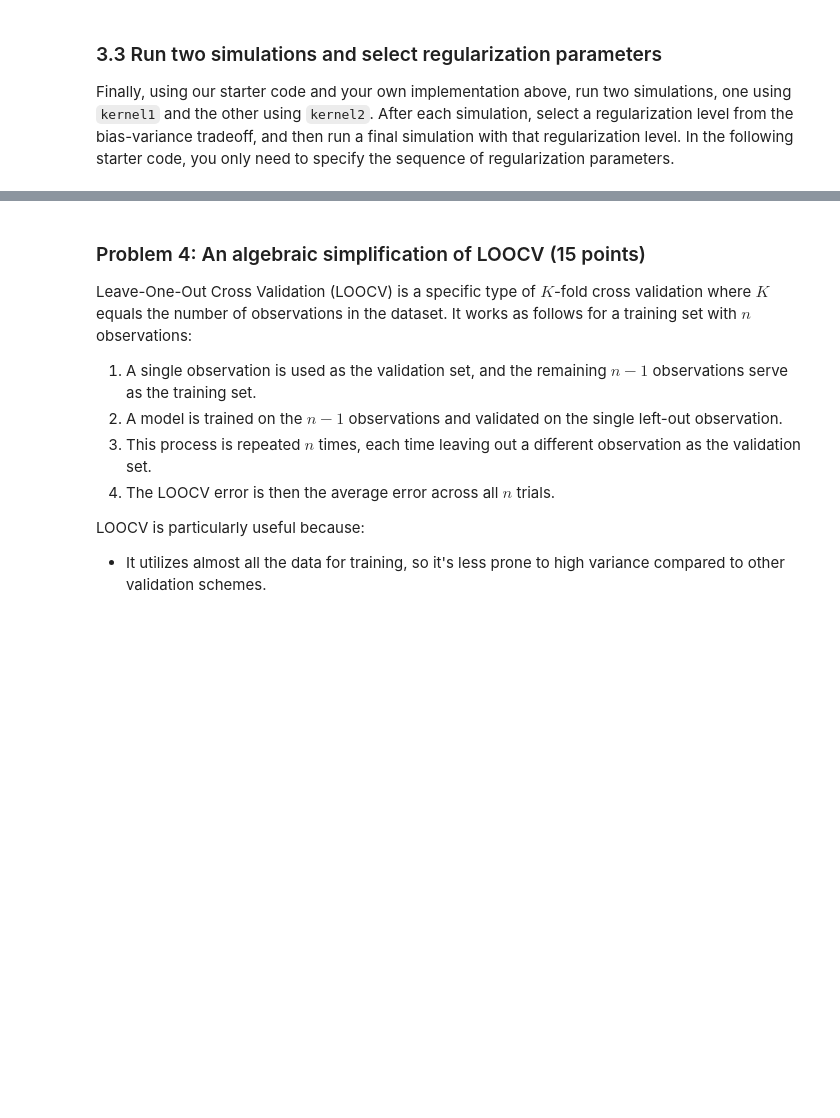
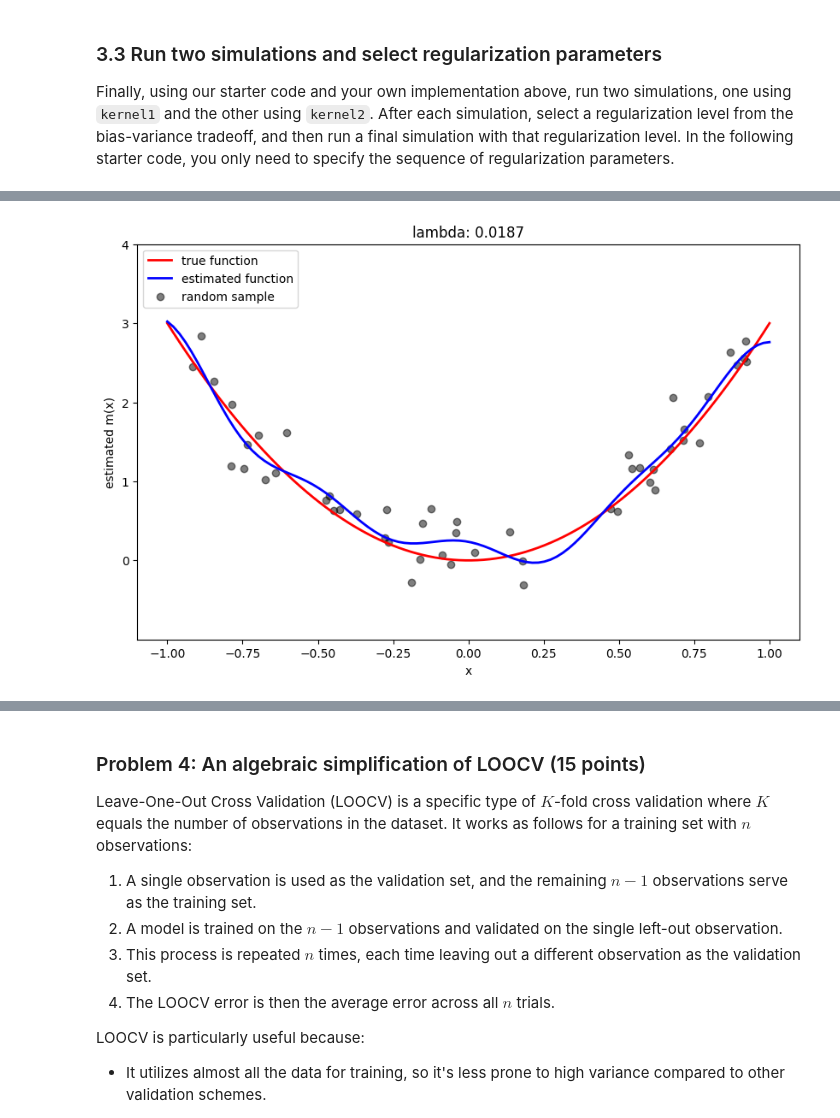
Before and after one commit to wangyf1125/SDS6650, a Jupyter notebook: assignments/assn1/assn1.ipynb, the cells around one changed output, grey strips where cells are left out. Drawn from its saved outputs; the diff is of its cells as text; code cells hidden in the pictures; blank space fills up the shorter version.

```diff
--- a/assignments/assn1/assn1.ipynb
+++ b/assignments/assn1/assn1.ipynb
@@ -471,4 +634,8 @@ run_simulation(kernel1, lmbdas)
 # %%
-lambda_hat = # set the optimal lambda
+best_lambda1, stats1 = pick_lambda_by_min_risk(kernel1, lmbdas)
+
+lambda_hat = best_lambda1  # set the optimal lambda
 run_simulation(kernel1, [lambda_hat], show_bias_variance=False)
+# %% [output]
+[figure, added]
 # %%
```
Also changed, not shown: parts of 6 cells of this notebook.
